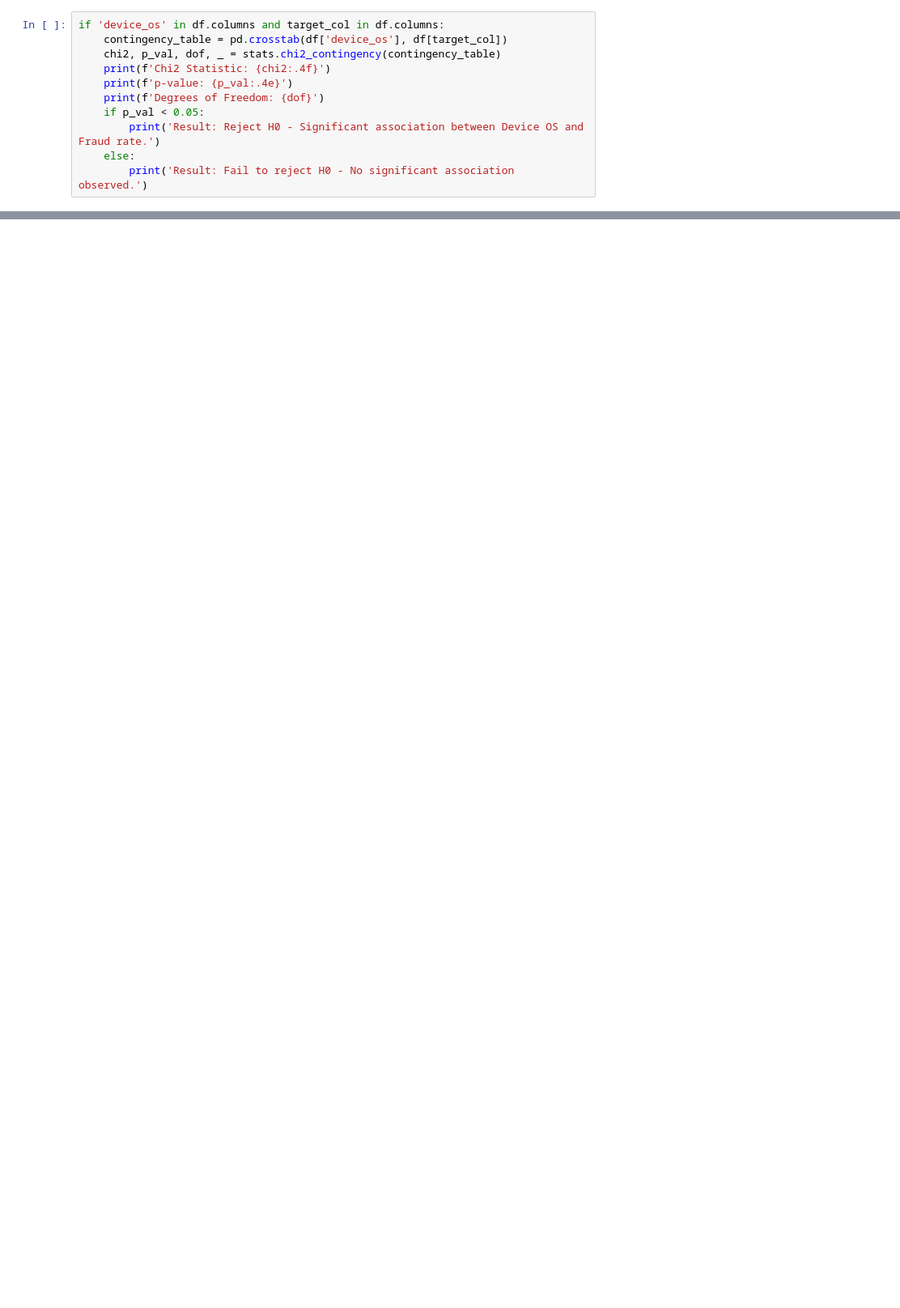
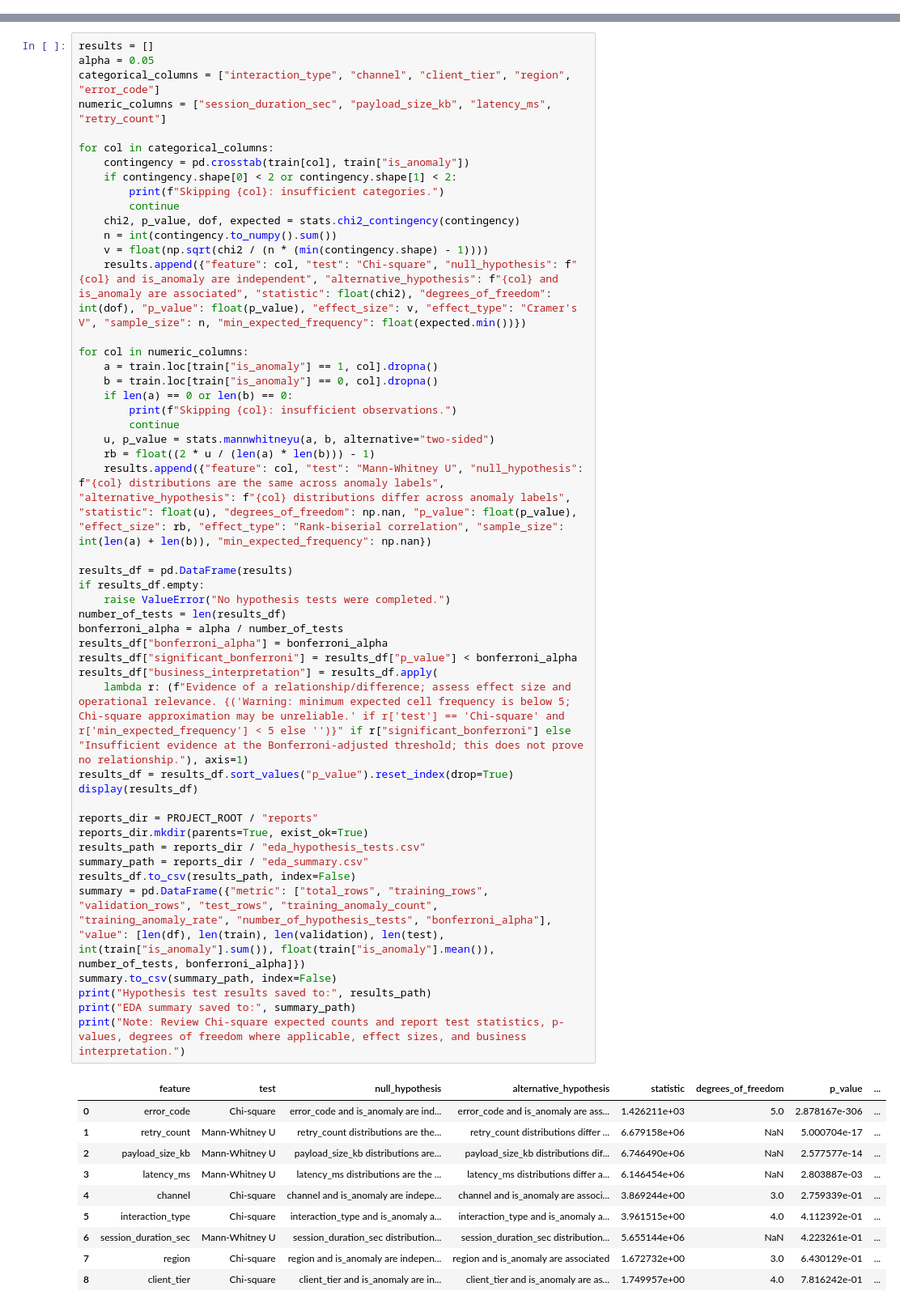
Before and after one commit to Abhinav55849/attenomy-ml-practice, a Jupyter notebook: notebooks/02_eda.ipynb, the cells around one changed output, grey strips where cells are left out. Shown at 81% size. Cells and saved outputs as stored; diff of their text form; blank space fills up the shorter version.

```diff
--- a/notebooks/02_eda.ipynb
+++ b/notebooks/02_eda.ipynb
@@ -42,11 +5,0 @@ Perform formal hypothesis testing (e.g. Chi-Square test of independence for devi
-# %%
-if 'device_os' in df.columns and target_col in df.columns:
-    contingency_table = pd.crosstab(df['device_os'], df[target_col])
-    chi2, p_val, dof, _ = stats.chi2_contingency(contingency_table)
-    print(f'Chi2 Statistic: {chi2:.4f}')
-    print(f'p-value: {p_val:.4e}')
-    print(f'Degrees of Freedom: {dof}')
-    if p_val < 0.05:
-        print('Result: Reject H0 - Significant association between Device OS and Fraud rate.')
-    else:
-        print('Result: Fail to reject H0 - No significant association observed.')
@@ -52,0 +176,59 @@ if 'device_os' in df.columns and target_col in df.columns:
+# %%
+results = []
+alpha = 0.05
+categorical_columns = ["interaction_type", "channel", "client_tier", "region", "error_code"]
+numeric_columns = ["session_duration_sec", "payload_size_kb", "latency_ms", "retry_count"]
+
+for col in categorical_columns:
+    contingency = pd.crosstab(train[col], train["is_anomaly"])
+    if contingency.shape[0] < 2 or contingency.shape[1] < 2:
+        print(f"Skipping {col}: insufficient categories.")
+        continue
+    chi2, p_value, dof, expected = stats.chi2_contingency(contingency)
+    n = int(contingency.to_numpy().sum())
+    v = float(np.sqrt(chi2 / (n * (min(contingency.shape) - 1))))
+    results.append({"feature": col, "test": "Chi-square", "null_hypothesis": f"{col} and is_anomaly are independent", "alternative_hypothesis": f"{col} and is_anomaly are associated", "statistic": float(chi2), "degrees_of_freedom": int(dof), "p_value": float(p_value), "effect_size": v, "effect_type": "Cramer's V", "sample_size": n, "min_expected_frequency": float(expected.min())})
+
+for col in numeric_columns:
+    a = train.loc[train["is_anomaly"] == 1, col].dropna()
+    b = train.loc[train["is_anomaly"] == 0, col].dropna()
+    if len(a) == 0 or len(b) == 0:
+        print(f"Skipping {col}: insufficient observations.")
+        continue
+    u, p_value = stats.mannwhitneyu(a, b, alternative="two-sided")
+    rb = float((2 * u / (len(a) * len(b))) - 1)
+    results.append({"feature": col, "test": "Mann-Whitney U", "null_hypothesis": f"{col} distributions are the same across anomaly labels", "alternative_hypothesis": f"{col} distributions differ across anomaly labels", "statistic": float(u), "degrees_of_freedom": np.nan, "p_value": float(p_value), "effect_size": rb, "effect_type": "Rank-biserial correlation", "sample_size": int(len(a) + len(b)), "min_expected_frequency": np.nan})
+
+results_df = pd.DataFrame(results)
+if results_df.empty:
+    raise ValueError("No hypothesis tests were completed.")
+number_of_tests = len(results_df)
+bonferroni_alpha = alpha / number_of_tests
+results_df["bonferroni_alpha"] = bonferroni_alpha
+results_df["significant_bonferroni"] = results_df["p_value"] < bonferroni_alpha
+results_df["business_interpretation"] = results_df.apply(
+    lambda r: (f"Evidence of a relationship/difference; assess effect size and operational relevance. {('Warning: minimum expected cell frequency is below 5; Chi-square approximation may be unreliable.' if r['test'] == 'Chi-square' and r['min_expected_frequency'] < 5 else '')}" if r["significant_bonferroni"] else "Insufficient evidence at the Bonferroni-adjusted threshold; this does not prove no relationship."), axis=1)
+results_df = results_df.sort_values("p_value").reset_index(drop=True)
+display(results_df)
+
+reports_dir = PROJECT_ROOT / "reports"
+reports_dir.mkdir(parents=True, exist_ok=True)
+results_path = reports_dir / "eda_hypothesis_tests.csv"
+summary_path = reports_dir / "eda_summary.csv"
+results_df.to_csv(results_path, index=False)
+summary = pd.DataFrame({"metric": ["total_rows", "training_rows", "validation_rows", "test_rows", "training_anomaly_count", "training_anomaly_rate", "number_of_hypothesis_tests", "bonferroni_alpha"], "value": [len(df), len(train), len(validation), len(test), int(train["is_anomaly"].sum()), float(train["is_anomaly"].mean()), number_of_tests, bonferroni_alpha]})
+summary.to_csv(summary_path, index=False)
+print("Hypothesis test results saved to:", results_path)
+print("EDA summary saved to:", summary_path)
+print("Note: Review Chi-square expected counts and report test statistics, p-values, degrees of freedom where applicable, effect sizes, and business interpretation.")
+# %% [output]
+|  | feature | test | null_hypothesis | alternative_hypothesis | statistic | degrees_of_freedom | p_value | ... |
+| 0 | error_code | Chi-square | error_code and is_anomaly are ind... | error_code and is_anomaly are ass... | 1.426211e+03 | 5.0 | 2.878167e-306 | ... |
+| 1 | retry_count | Mann-Whitney U | retry_count distributions are the... | retry_count distributions differ ... | 6.679158e+06 | NaN | 5.000704e-17 | ... |
+| 2 | payload_size_kb | Mann-Whitney U | payload_size_kb distributions are... | payload_size_kb distributions dif... | 6.746490e+06 | NaN | 2.577577e-14 | ... |
+| 3 | latency_ms | Mann-Whitney U | latency_ms distributions are the ... | latency_ms distributions differ a... | 6.146454e+06 | NaN | 2.803887e-03 | ... |
+| 4 | channel | Chi-square | channel and is_anomaly are indepe... | channel and is_anomaly are associ... | 3.869244e+00 | 3.0 | 2.759339e-01 | ... |
+| 5 | interaction_type | Chi-square | interaction_type and is_anomaly a... | interaction_type and is_anomaly a... | 3.961515e+00 | 4.0 | 4.112392e-01 | ... |
+| 6 | session_duration_sec | Mann-Whitney U | session_duration_sec distribution... | session_duration_sec distribution... | 5.655144e+06 | NaN | 4.223261e-01 | ... |
+| 7 | region | Chi-square | region and is_anomaly are indepen... | region and is_anomaly are associated | 1.672732e+00 | 3.0 | 6.430129e-01 | ... |
+| 8 | client_tier | Chi-square | client_tier and is_anomaly are in... | client_tier and is_anomaly are as... | 1.749957e+00 | 4.0 | 7.816242e-01 | ... |
```
Also changed, not shown: parts of 13 cells of this notebook, 12 other files.
